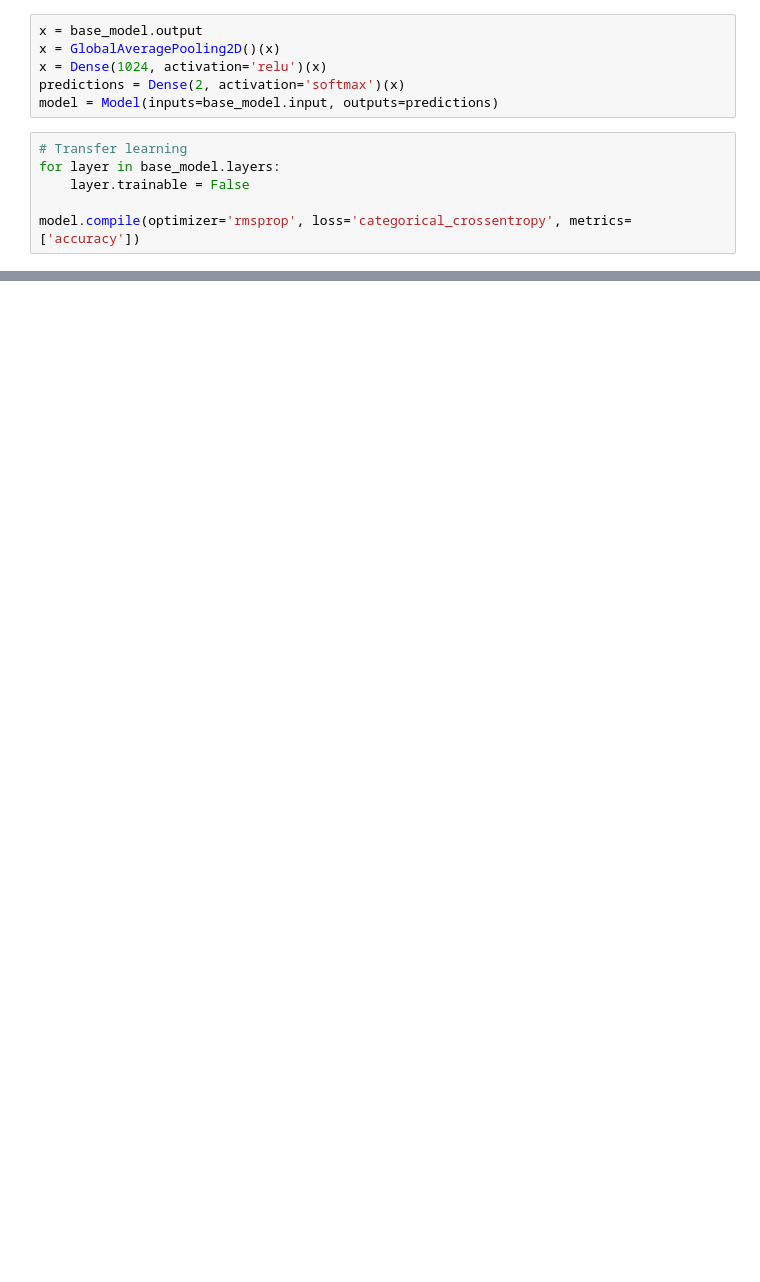
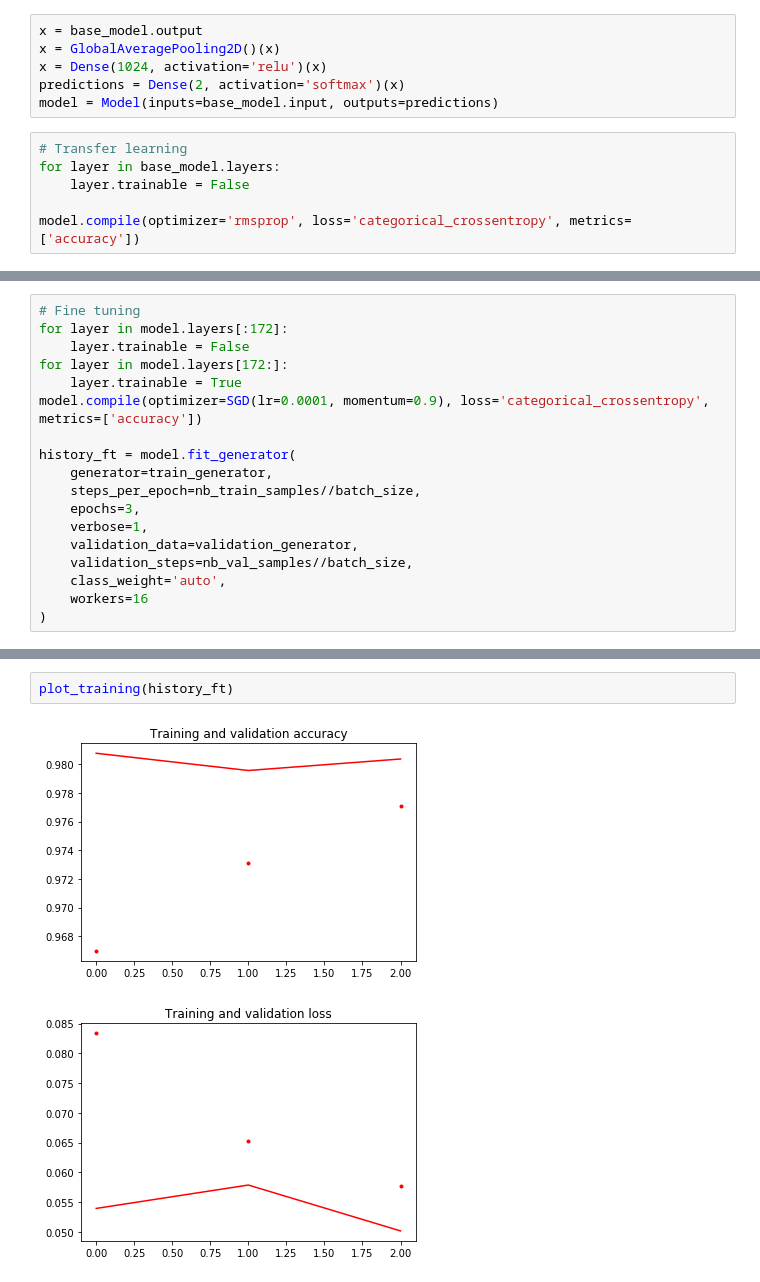
Before and after one commit to CarlosUdacity/nanodegree-projects, a Jupyter notebook: deep-learning/keras-transfer-learning/2-cats-dogs-tutorial.ipynb, the cells around one changed output, grey strips where cells are left out. Cells and saved outputs as stored; diff of their text form; blank space fills up the shorter version.

```diff
--- a/deep-learning/keras-transfer-learning/2-cats-dogs-tutorial.ipynb
+++ b/deep-learning/keras-transfer-learning/2-cats-dogs-tutorial.ipynb
@@ -131,0 +110,18 @@ Epoch 1/3
+# %%
+# Fine tuning
+for layer in model.layers[:172]:
+    layer.trainable = False
+for layer in model.layers[172:]:
+    layer.trainable = True
+model.compile(optimizer=SGD(lr=0.0001, momentum=0.9), loss='categorical_crossentropy', metrics=['accuracy'])
+
+history_ft = model.fit_generator(
+    generator=train_generator,
+    steps_per_epoch=nb_train_samples//batch_size,
+    epochs=3,
+    verbose=1,
+    validation_data=validation_generator,
+    validation_steps=nb_val_samples//batch_size,
+    class_weight='auto',
+    workers=16
+)
@@ -150,0 +161,5 @@ def plot_training(history):
+# %%
+plot_training(history_ft)
+# %% [output]
+[figure, added]
+[figure, added]
```
Also changed, not shown: parts of 15 cells of this notebook, 7 other files.
